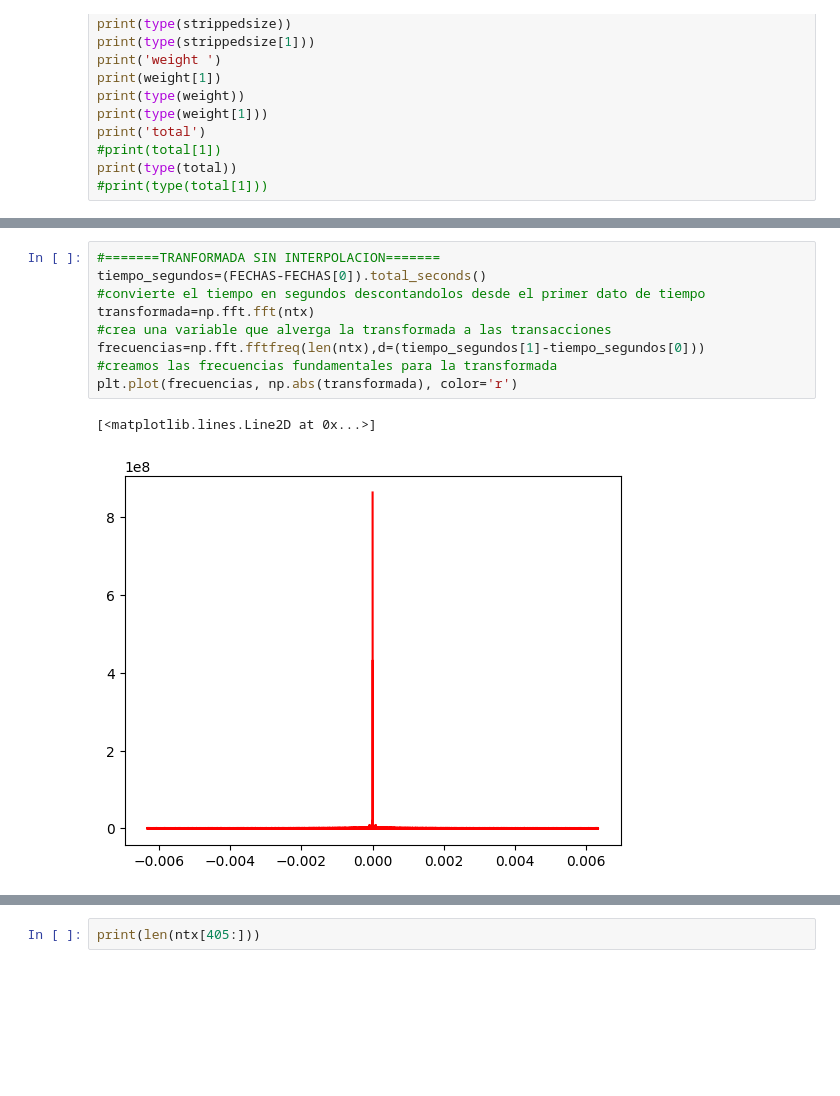
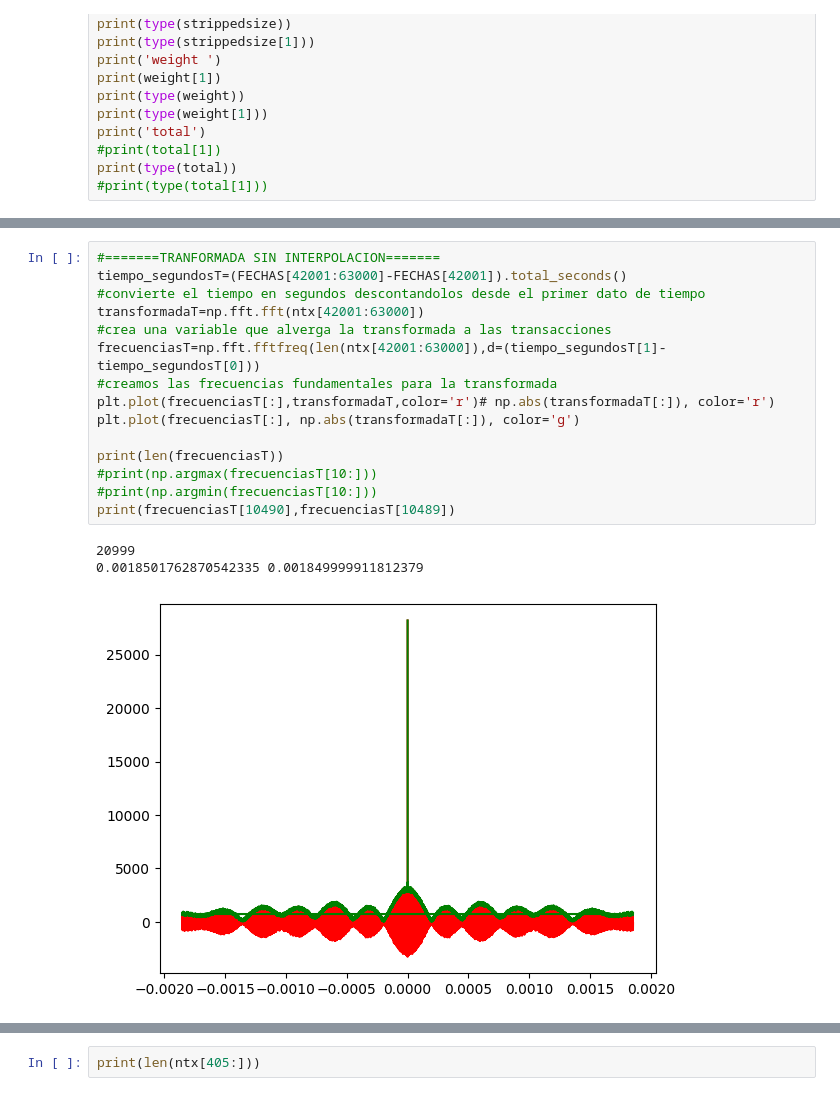
Before and after one commit to bitcoinR3search/BitcoinResearch, a Jupyter notebook: scripts/bra_pruebas/analisis_1.ipynb, the cells around one changed output, grey strips where cells are left out. Saved outputs shown, nothing was run; the diff lists cells and outputs as text; blank space fills up the shorter version.

```diff
--- a/scripts/bra_pruebas/analisis_1.ipynb
+++ b/scripts/bra_pruebas/analisis_1.ipynb
@@ -114,12 +121,19 @@ plt.show()
 # %%
 #=======TRANFORMADA SIN INTERPOLACION=======
-tiempo_segundos=(FECHAS-FECHAS[0]).total_seconds()
+tiempo_segundosT=(FECHAS[42001:63000]-FECHAS[42001]).total_seconds()
 #convierte el tiempo en segundos descontandolos desde el primer dato de tiempo
-transformada=np.fft.fft(ntx)
+transformadaT=np.fft.fft(ntx[42001:63000])
 #crea una variable que alverga la transformada a las transacciones
-frecuencias=np.fft.fftfreq(len(ntx),d=(tiempo_segundos[1]-tiempo_segundos[0]))
+frecuenciasT=np.fft.fftfreq(len(ntx[42001:63000]),d=(tiempo_segundosT[1]-tiempo_segundosT[0]))
 #creamos las frecuencias fundamentales para la transformada
-plt.plot(frecuencias, np.abs(transformada), color='r')
+plt.plot(frecuenciasT[:],transformadaT,color='r')# np.abs(transformadaT[:]), color='r')
+plt.plot(frecuenciasT[:], np.abs(transformadaT[:]), color='g')
+
+print(len(frecuenciasT))
+#print(np.argmax(frecuenciasT[10:]))
+#print(np.argmin(frecuenciasT[10:]))
+print(frecuenciasT[10490],frecuenciasT[10489])
 # %% [output]
-[<matplotlib.lines.Line2D at 0x...>]
+20999
+0.0018501762870542335 0.001849999911812379
-[figure, old version]
+[figure, new version]
```
Also changed, not shown: parts of 16 cells of this notebook, 3 other files.
